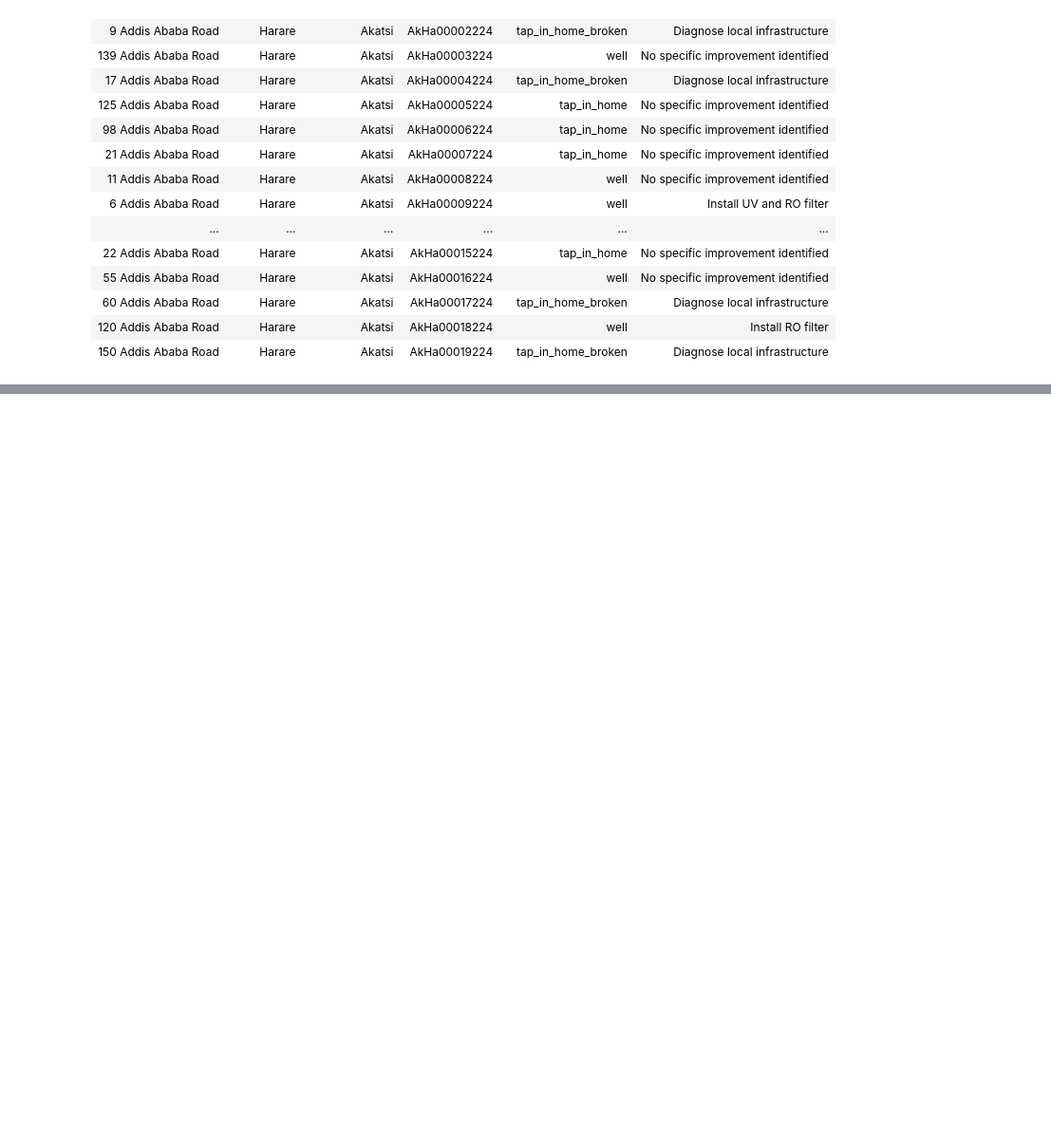
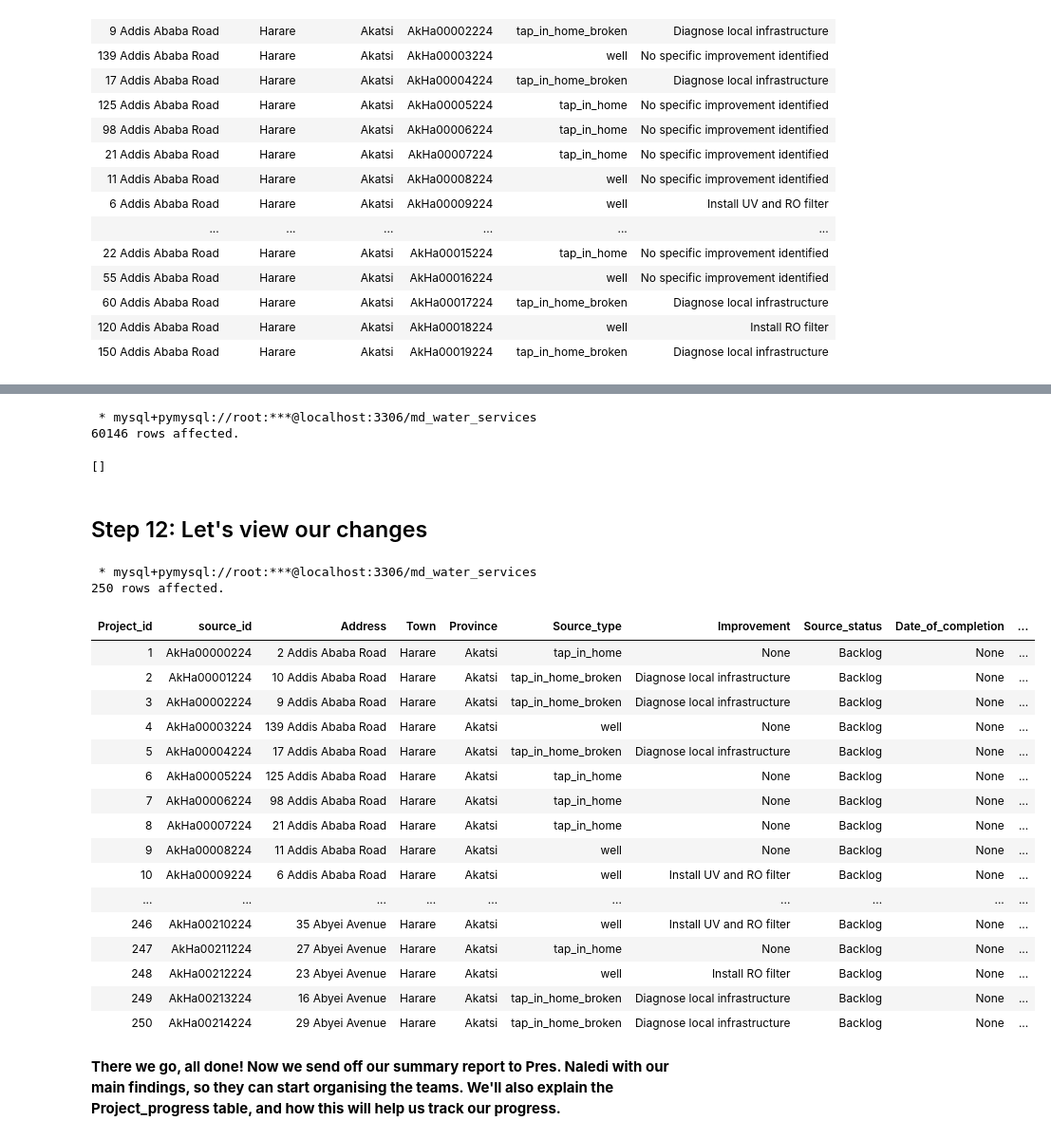
Before and after one commit to enockmbaraka/sqlchemy, a Jupyter notebook: Maji_Ndogo_Part_4/Maji_Ndogo_Project_4.ipynb, the cells around one changed output, grey strips where cells are left out. Shown at 95% size. Cells and saved outputs as stored; diff of their text form; code cells hidden in the pictures; blank space fills up the shorter version.

```diff
--- a/Maji_Ndogo_Part_4/Maji_Ndogo_Project_4.ipynb
+++ b/Maji_Ndogo_Part_4/Maji_Ndogo_Project_4.ipynb
@@ -908,0 +1232,62 @@ LIMIT 20;
+# %%
+%%sql
+
+INSERT INTO Project_progress (Address, Town, Province, source_id, Source_type, Improvement)
+SELECT
+    location.address,
+    location.town_name,
+    location.province_name,
+    water_source.source_id,
+    water_source.type_of_water_source,
+    CASE
+        WHEN well_pollution.results = 'Contaminated: Chemical' THEN 'Install RO filter'
+        WHEN well_pollution.results = 'Contaminated: Biological' THEN 'Install UV and RO filter'
+        WHEN water_source.type_of_water_source = 'river' THEN 'Drill well'
+        WHEN water_source.type_of_water_source = 'shared_tap' AND visits.time_in_queue > 60 THEN CONCAT('Install ', FLOOR(visits.time_in_queue / 30), ' taps nearby')
+        WHEN water_source.type_of_water_source = 'tap_in_home_broken' THEN 'Diagnose local infrastructure'
+        ELSE NULL
+    END AS improvement
+FROM
+    water_source
+LEFT JOIN
+    well_pollution ON water_source.source_id = well_pollution.source_id
+INNER JOIN
+    visits ON water_source.source_id = visits.source_id
+INNER JOIN
+    location ON location.location_id = visits.location_id;
+# %% [output]
+ * mysql+pymysql://root:***@localhost:3306/md_water_services
+60146 rows affected.
+[]
+# %% [markdown]
+## Step 12: Let's view our changes
+# %%
+%%sql
+
+SELECT
+    *
+FROM
+    Project_progress
+LIMIT 250;
+# %% [output]
+ * mysql+pymysql://root:***@localhost:3306/md_water_services
+250 rows affected.
+| Project_id | source_id | Address | Town | Province | Source_type | Improvement | Source_status | Date_of_completion | ... |
+| 1 | AkHa00000224 | 2 Addis Ababa Road | Harare | Akatsi | tap_in_home | None | Backlog | None | ... |
+| 2 | AkHa00001224 | 10 Addis Ababa Road | Harare | Akatsi | tap_in_home_broken | Diagnose local infrastructure | Backlog | None | ... |
+| 3 | AkHa00002224 | 9 Addis Ababa Road | Harare | Akatsi | tap_in_home_broken | Diagnose local infrastructure | Backlog | None | ... |
+| 4 | AkHa00003224 | 139 Addis Ababa Road | Harare | Akatsi | well | None | Backlog | None | ... |
+| 5 | AkHa00004224 | 17 Addis Ababa Road | Harare | Akatsi | tap_in_home_broken | Diagnose local infrastructure | Backlog | None | ... |
+| 6 | AkHa00005224 | 125 Addis Ababa Road | Harare | Akatsi | tap_in_home | None | Backlog | None | ... |
+| 7 | AkHa00006224 | 98 Addis Ababa Road | Harare | Akatsi | tap_in_home | None | Backlog | None | ... |
+| 8 | AkHa00007224 | 21 Addis Ababa Road | Harare | Akatsi | tap_in_home | None | Backlog | None | ... |
+| 9 | AkHa00008224 | 11 Addis Ababa Road | Harare | Akatsi | well | None | Backlog | None | ... |
+| 10 | AkHa00009224 | 6 Addis Ababa Road | Harare | Akatsi | well | Install UV and RO filter | Backlog | None | ... |
+| ... | ... | ... | ... | ... | ... | ... | ... | ... | ... |
+| 246 | AkHa00210224 | 35 Abyei Avenue | Harare | Akatsi | well | Install UV and RO filter | Backlog | None | ... |
+| 247 | AkHa00211224 | 27 Abyei Avenue | Harare | Akatsi | tap_in_home | None | Backlog | None | ... |
+| 248 | AkHa00212224 | 23 Abyei Avenue | Harare | Akatsi | well | Install RO filter | Backlog | None | ... |
+| 249 | AkHa00213224 | 16 Abyei Avenue | Harare | Akatsi | tap_in_home_broken | Diagnose local infrastructure | Backlog | None | ... |
+| 250 | AkHa00214224 | 29 Abyei Avenue | Harare | Akatsi | tap_in_home_broken | Diagnose local infrastructure | Backlog | None | ... |
+# %% [markdown]
+**There we go, all done! Now we send off our summary report to Pres. Naledi with our main findings, so they can start organising the teams. We'll also explain the Project_progress table, and how this will help us track our progress.**
```
Also changed, not shown: parts of 15 cells of this notebook.
